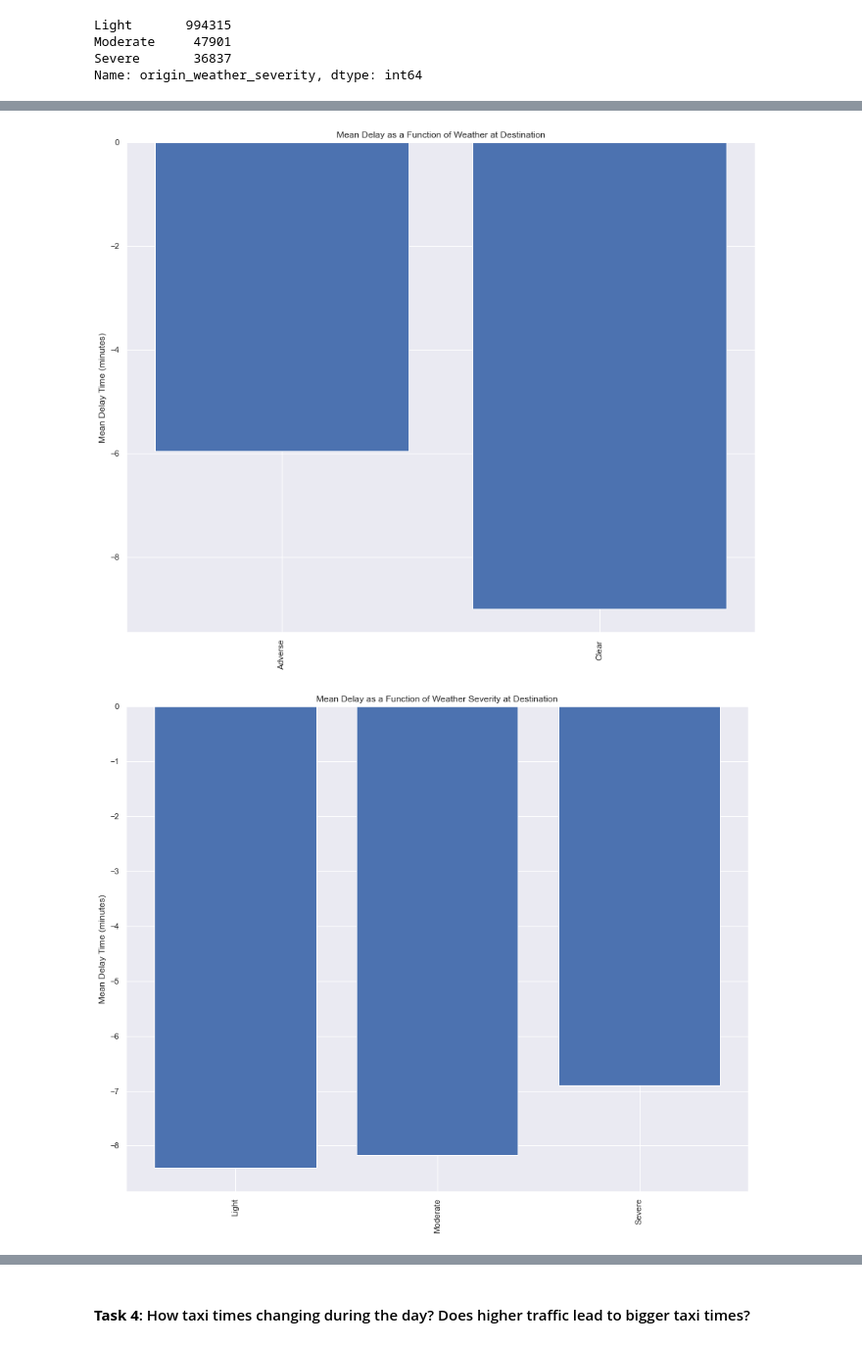
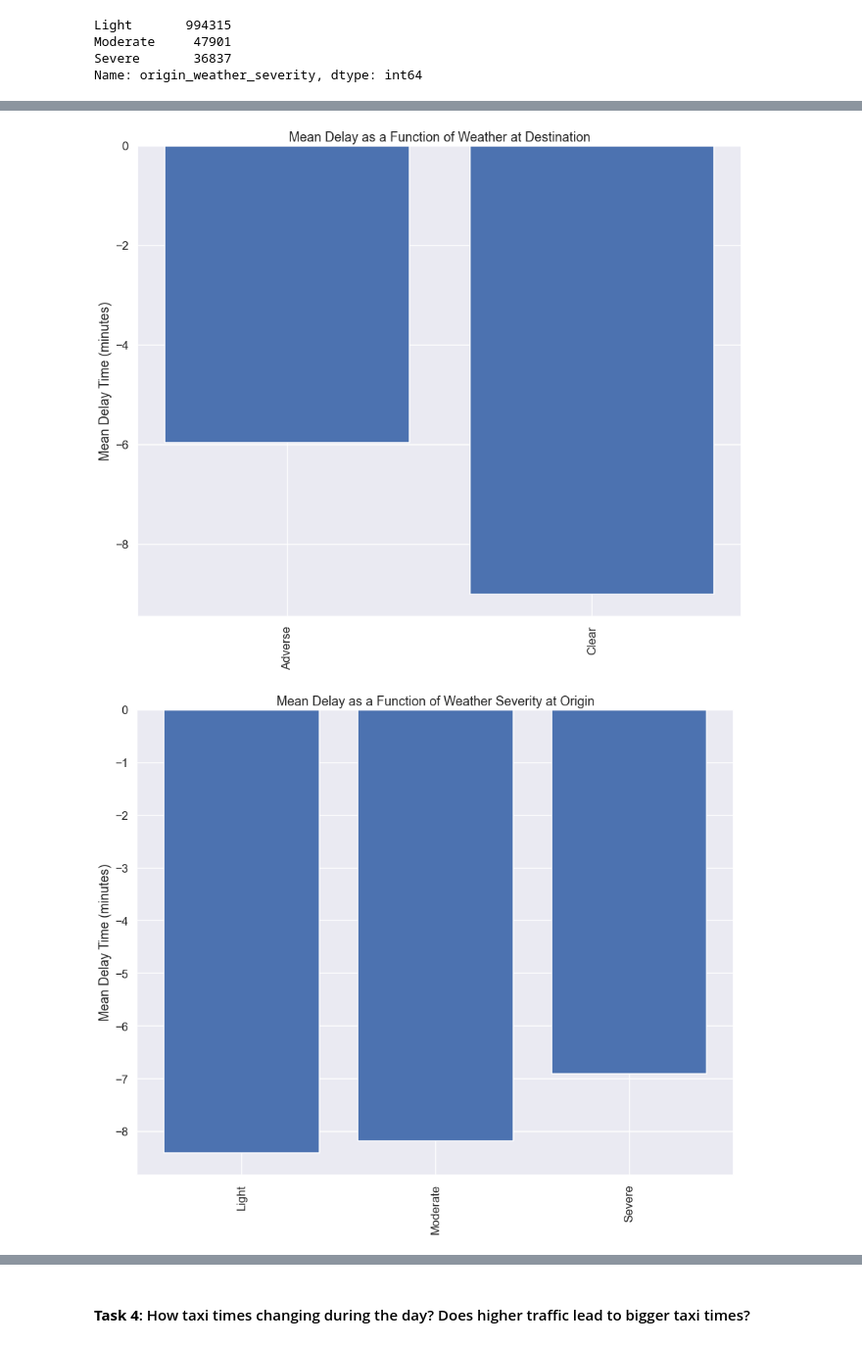
Before and after one commit to bernpb/Flight_Delay_Prediction, a Jupyter notebook: bern_exploratory_analysis.ipynb, the cells around one changed output, grey strips where cells are left out. Shown at 98% size. Drawn from its saved outputs; the diff is of its cells as text; code cells hidden in the pictures.

```diff
--- a/bern_exploratory_analysis.ipynb
+++ b/bern_exploratory_analysis.ipynb
@@ -7,6 +7,8 @@ import seaborn as sns
 
 # Import custom functions
 from functions import statebreaker, get_hour, get_min, delay_binarizer, haul_type
+# %%
+sns.set_context(context = 'talk')
 # %% [markdown]
 ## Exploratory Data Analysis
 
@@ -231,6 +233,7 @@ plt.show()
 # Check the distribution of the data
 
 sns.set(style = 'darkgrid')
+sns.set_context(context = 'talk')
 fig, ax = plt.subplots(figsize=(15, 12))
 
 h = sns.histplot(data, x = data['arr_delay'])
@@ -336,13 +339,13 @@ plt.title('Mean Delay as a Function of Weather at Destination')
 plt.ylabel('Mean Delay Time (minutes)')
 plt.show()
 # %% [output]
-[figure, old version]
+[figure, new version]
 # %%
 plt.subplots(figsize = (15,12))
 plt.bar(x=origin_severity.index, height = origin_severity['arr_delay'])
 plt.xticks(rotation = 90)
-plt.title('Mean Delay as a Function of Weather Severity at Destination')
+plt.title('Mean Delay as a Function of Weather Severity at Origin')
 plt.ylabel('Mean Delay Time (minutes)')
 plt.show()
 # %% [output]
-[figure, old version]
+[figure, new version]
```
Also changed, not shown: parts of 32 cells of this notebook.
